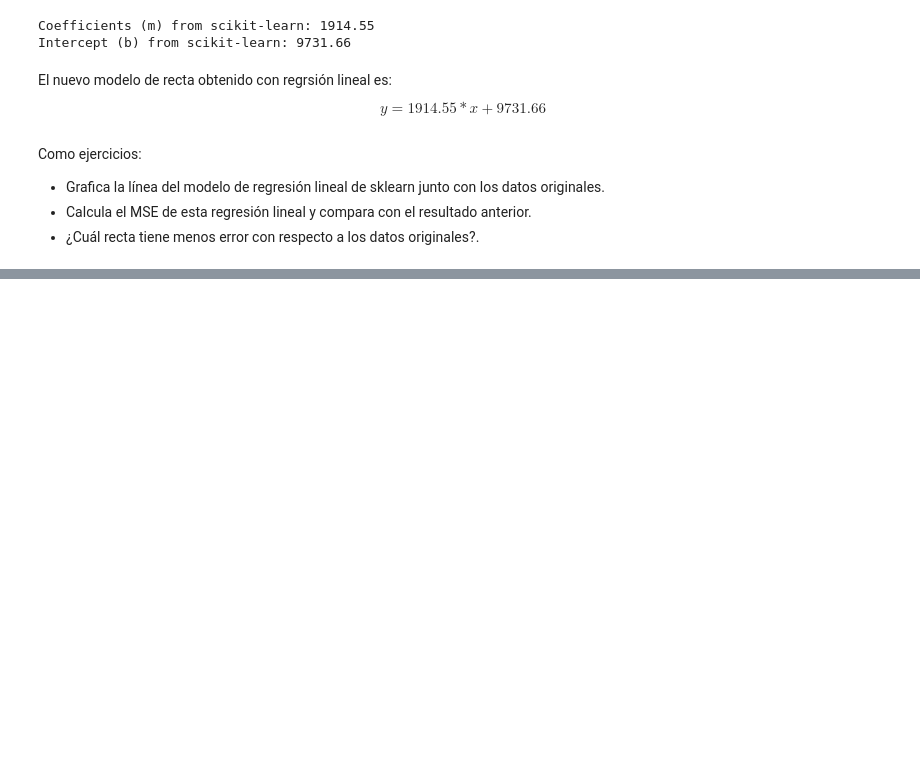
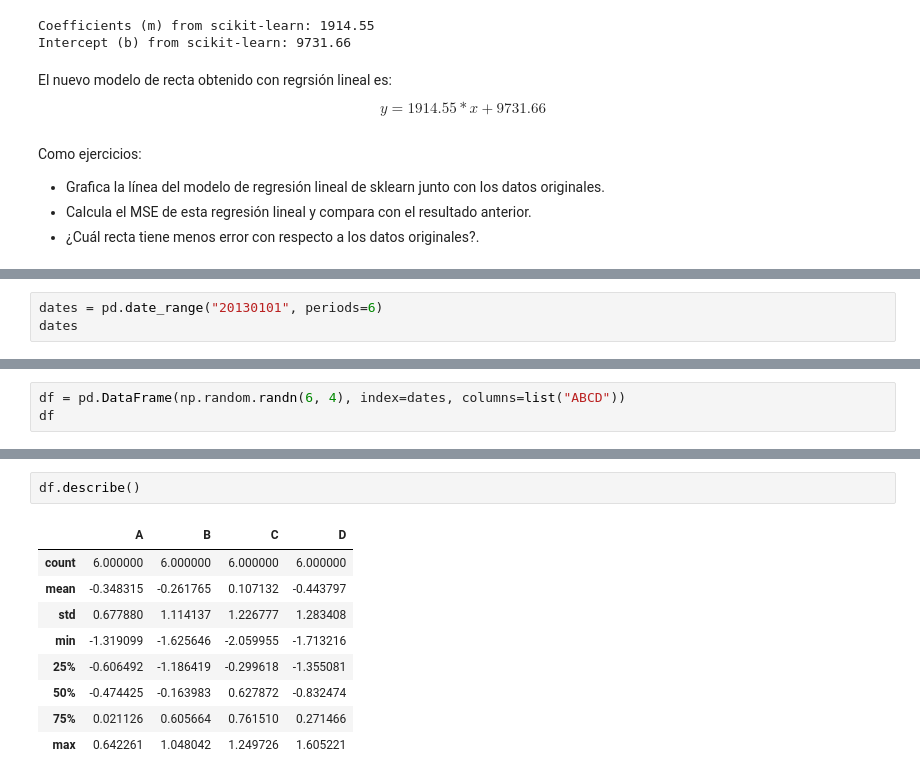
Before and after one commit to Fano-Rdz/Mineria_de_Datos, a Jupyter notebook: Te_damos_la_bienvenida_a_Colab.ipynb, the cells around one changed output, grey strips where cells are left out. Drawn from its saved outputs; the diff is of its cells as text; blank space fills up the shorter version.

```diff
--- a/Te_damos_la_bienvenida_a_Colab.ipynb
+++ b/Te_damos_la_bienvenida_a_Colab.ipynb
@@ -803,0 +861,3 @@ plt.show()
+# %%
+dates = pd.date_range("20130101", periods=6)
+dates
@@ -803,0 +868,3 @@ plt.show()
+# %%
+df = pd.DataFrame(np.random.randn(6, 4), index=dates, columns=list("ABCD"))
+df
@@ -803,0 +966,12 @@ plt.show()
+# %%
+df.describe()
+# %% [output]
+|  | A | B | C | D |
+| count | 6.000000 | 6.000000 | 6.000000 | 6.000000 |
+| mean | -0.348315 | -0.261765 | 0.107132 | -0.443797 |
+| std | 0.677880 | 1.114137 | 1.226777 | 1.283408 |
+| min | -1.319099 | -1.625646 | -2.059955 | -1.713216 |
+| 25% | -0.606492 | -1.186419 | -0.299618 | -1.355081 |
+| 50% | -0.474425 | -0.163983 | 0.627872 | -0.832474 |
+| 75% | 0.021126 | 0.605664 | 0.761510 | 0.271466 |
+| max | 0.642261 | 1.048042 | 1.249726 | 1.605221 |
```
Also changed, not shown: parts of 27 cells of this notebook.
